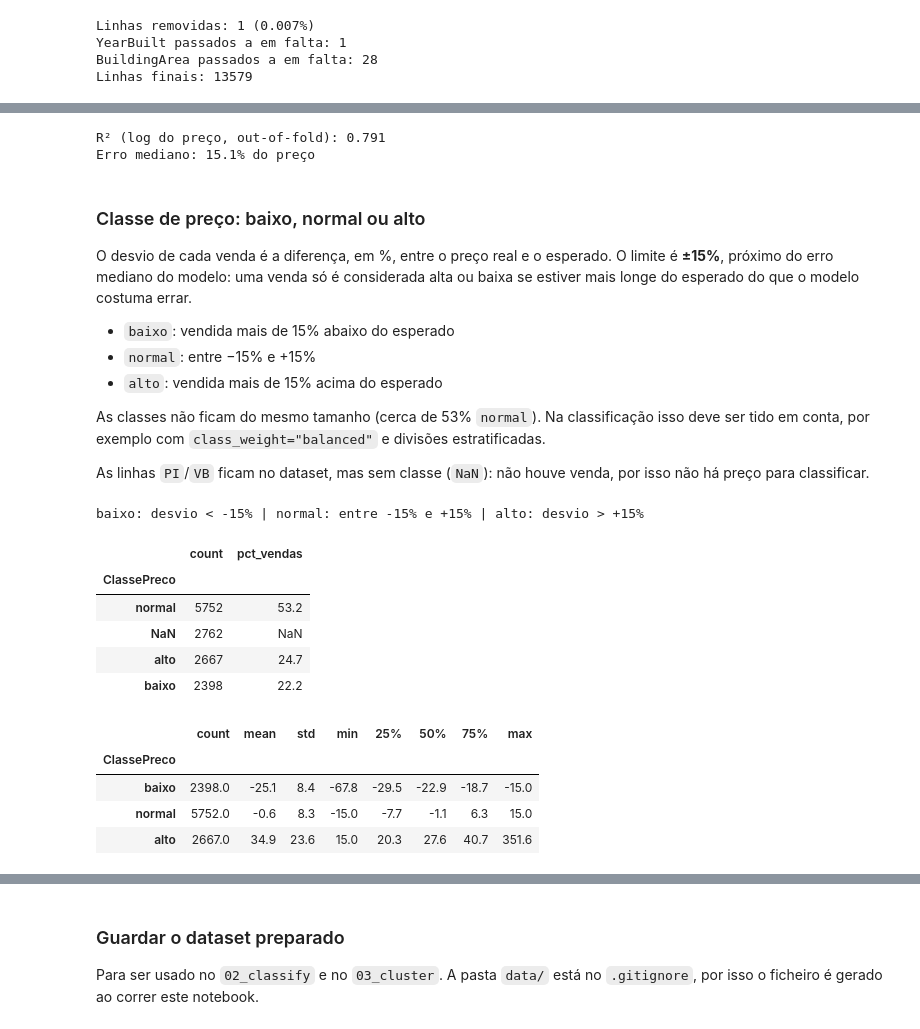
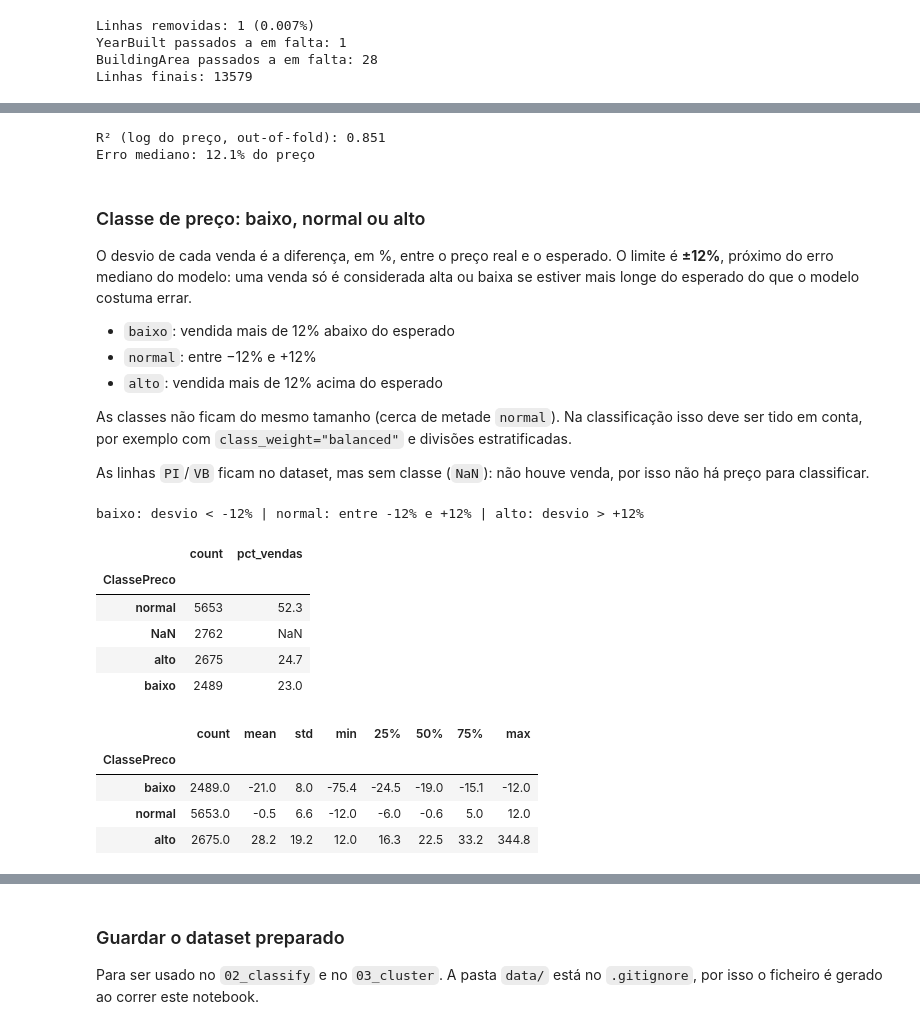
Before and after one commit to AnyTng/FAI26_P02_G09, a Jupyter notebook: 01_EDA.ipynb, the cells around one changed output, grey strips where cells are left out. Cells and saved outputs as stored; diff of their text form; code cells hidden in the pictures.

```diff
--- a/01_EDA.ipynb
+++ b/01_EDA.ipynb
@@ -776,22 +779,35 @@ from sklearn.impute import SimpleImputer
 from sklearn.linear_model import Ridge
 from sklearn.model_selection import KFold, cross_val_predict
 from sklearn.pipeline import make_pipeline
-from sklearn.preprocessing import OneHotEncoder, StandardScaler
+from sklearn.preprocessing import OneHotEncoder, SplineTransformer
 
+# Landsize e Distance separados por tipo de imóvel (0 nos outros tipos)
 dados["LogLandsize"] = np.log1p(dados["Landsize"])
-num_cols = ["Rooms", "Bathroom", "Car", "Distance", "LogLandsize"]
-cat_cols = ["Type", "Suburb"]
+for tipo in ["h", "t", "u"]:
+    dados[f"LogLandsize_{tipo}"] = np.where(dados["Type"] == tipo, dados["LogLandsize"], 0)
+    dados[f"Distance_{tipo}"] = np.where(dados["Type"] == tipo, dados["Distance"], 0)
+
+# Divisões por tipo, casas de banho e lugares de garagem como categorias (6 ou mais juntos)
+categoria = lambda col: dados[col].fillna(dados[col].median()).clip(upper=6).astype(int).astype(str)
+dados["TipoDivisoes"] = dados["Type"] + categoria("Rooms")
+dados["BathroomCat"] = categoria("Bathroom")
+dados["CarCat"] = categoria("Car")
+dados["MesVenda"] = dados["Date"].dt.to_period("M").astype(str)
+
+spline_cols = ["Distance", "LogLandsize_h", "LogLandsize_t", "LogLandsize_u", "Distance_h", "Distance_t", "Distance_u"]
+cat_cols = ["TipoDivisoes", "BathroomCat", "CarCat", "Suburb", "MesVenda"]
+colunas_auxiliares = ["LogLandsize", "TipoDivisoes", "BathroomCat", "CarCat", "MesVenda"] + spline_cols[1:]
 
 modelo = make_pipeline(
     ColumnTransformer([
-        ("num", make_pipeline(SimpleImputer(strategy="median"), StandardScaler()), num_cols),
+        ("spline", SplineTransformer(n_knots=6, degree=3), spline_cols),
         ("cat", OneHotEncoder(handle_unknown="ignore"), cat_cols),
     ]),
     Ridge(alpha=1.0),
 )
 
 treino = dados[dados["Vendido"]]
-X, y = treino[num_cols + cat_cols], np.log(treino["Price"])
+X, y = treino[spline_cols + cat_cols], np.log(treino["Price"])
 y_prev = cross_val_predict(modelo, X, y, cv=KFold(5, shuffle=True, random_state=42))
 
 r2 = 1 - ((y - y_prev) ** 2).sum() / ((y - y.mean()) ** 2).sum()
@@ -799,48 +815,48 @@ erro_pct = (np.exp(np.abs(y - y_prev)) - 1) * 100
 print(f"R² (log do preço, out-of-fold): {r2:.3f}")
 print(f"Erro mediano: {np.median(erro_pct):.1f}% do preço")
 # %% [output]
-R² (log do preço, out-of-fold): 0.791
-Erro mediano: 15.1% do preço
+R² (log do preço, out-of-fold): 0.851
+Erro mediano: 12.1% do preço
 # %% [markdown]
 ### Classe de preço: baixo, normal ou alto
-O desvio de cada venda é a diferença, em %, entre o preço real e o esperado. O limite é **±15%**, próximo do erro mediano do modelo: uma venda só é considerada alta ou baixa se estiver mais longe do esperado do que o modelo costuma errar.
-- `baixo`: vendida mais de 15% abaixo do esperado
-- `normal`: entre −15% e +15%
-- `alto`: vendida mais de 15% acima do esperado
+O desvio de cada venda é a diferença, em %, entre o preço real e o esperado. O limite é **±12%**, próximo do erro mediano do modelo: uma venda só é considerada alta ou baixa se estiver mais longe do esperado do que o modelo costuma errar.
+- `baixo`: vendida mais de 12% abaixo do esperado
+- `normal`: entre −12% e +12%
+- `alto`: vendida mais de 12% acima do esperado
 
-As classes não ficam do mesmo tamanho (cerca de 53% `normal`). Na classificação isso deve ser tido em conta, por exemplo com `class_weight="balanced"` e divisões estratificadas.
+As classes não ficam do mesmo tamanho (cerca de metade `normal`). Na classificação isso deve ser tido em conta, por exemplo com `class_weight="balanced"` e divisões estratificadas.
 
 As linhas `PI`/`VB` ficam no dataset, mas sem classe (`NaN`): não houve venda, por isso não há preço para classificar.
 # %%
 dados["PrecoEsperado"] = np.nan
 dados.loc[treino.index, "PrecoEsperado"] = np.exp(y_prev).round(0)
 dados["DesvioPreco"] = (dados["Price"] / dados["PrecoEsperado"] - 1) * 100  # em %
 
-LIMITE = 15  # %
+LIMITE = 12  # %
 dados["ClassePreco"] = pd.cut(dados["DesvioPreco"], [-np.inf, -LIMITE, LIMITE, np.inf],
                               labels=["baixo", "normal", "alto"])
 
 print(f"baixo: desvio < -{LIMITE}% | normal: entre -{LIMITE}% e +{LIMITE}% | alto: desvio > +{LIMITE}%")
 contagem = dados["ClassePreco"].value_counts(dropna=False).to_frame()
 contagem["pct_vendas"] = (dados["ClassePreco"].value_counts(normalize=True) * 100).round(1)
 contagem
 # %% [output]
-baixo: desvio < -15% | normal: entre -15% e +15% | alto: desvio > +15%
+baixo: desvio < -12% | normal: entre -12% e +12% | alto: desvio > +12%
 |  | count | pct_vendas |
 | ClassePreco |  |  |
-| normal | 5752 | 53.2 |
+| normal | 5653 | 52.3 |
 | NaN | 2762 | NaN |
-| alto | 2667 | 24.7 |
-| baixo | 2398 | 22.2 |
+| alto | 2675 | 24.7 |
+| baixo | 2489 | 23.0 |
 # %%
 # Desvio por classe
 dados.groupby("ClassePreco", observed=True)["DesvioPreco"].describe().round(1)
 # %% [output]
 |  | count | mean | std | min | 25% | 50% | 75% | max |
 | ClassePreco |  |  |  |  |  |  |  |  |
-| baixo | 2398.0 | -25.1 | 8.4 | -67.8 | -29.5 | -22.9 | -18.7 | -15.0 |
-| normal | 5752.0 | -0.6 | 8.3 | -15.0 | -7.7 | -1.1 | 6.3 | 15.0 |
-| alto | 2667.0 | 34.9 | 23.6 | 15.0 | 20.3 | 27.6 | 40.7 | 351.6 |
+| baixo | 2489.0 | -21.0 | 8.0 | -75.4 | -24.5 | -19.0 | -15.1 | -12.0 |
+| normal | 5653.0 | -0.5 | 6.6 | -12.0 | -6.0 | -0.6 | 5.0 | 12.0 |
+| alto | 2675.0 | 28.2 | 19.2 | 12.0 | 16.3 | 22.5 | 33.2 | 344.8 |
 # %%
 # As classes estão equilibradas entre tipos de imóvel e regiões? (percentagem por linha)
 display((pd.crosstab(dados["Type"], dados["ClassePreco"], normalize="index") * 100).round(1))
```
Also changed, not shown: parts of 4 cells of this notebook, 2 other files.
